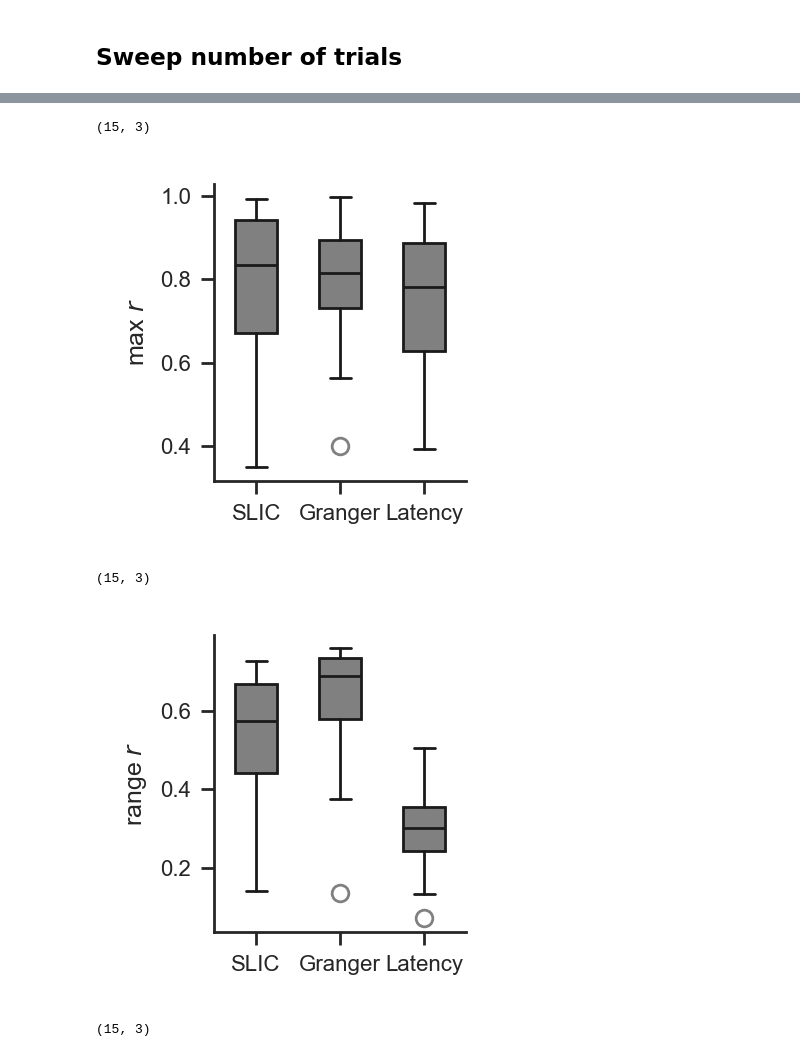
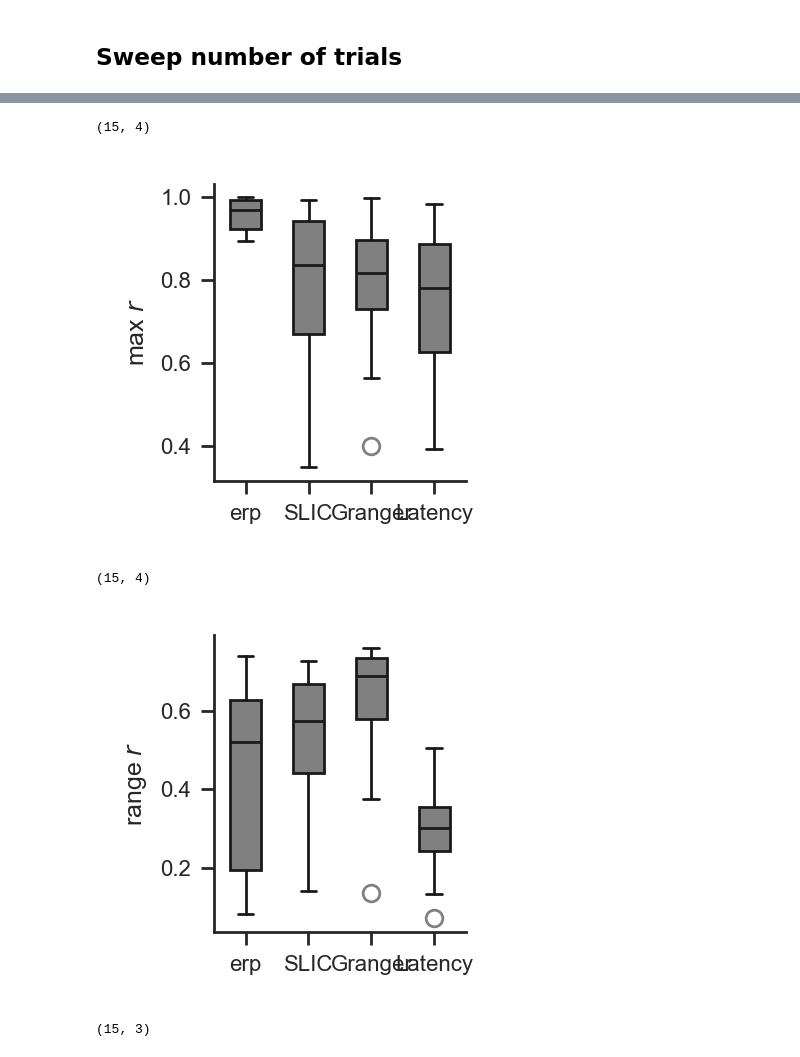
Before and after one commit to leoscholl/ecog_opto_connectivity, a Jupyter notebook: 4_longitude.ipynb, the cells around one changed output, grey strips where cells are left out. Drawn from its saved outputs; the diff is of its cells as text; code cells hidden in the pictures.

```diff
--- a/4_longitude.ipynb
+++ b/4_longitude.ipynb
@@ -831,2 +841,5 @@ for idx in range(len(erp_maps)):
+# %%
+max_size = 700
+trial_sizes = list(range(25,max_size,25)) # list(range(1,1501,50))
 # %%
 # Plot all together
@@ -859,0 +872,37 @@ aopy.visualization.savefig(fig_dir, filename)
+# %%
+df = None
+for level in np.arange(0,1.01,0.01):
+    near_max_erp = []
+    max_erp = []
+    rng_erp = []
+    for idx in range(len(mean_similarity_erp)):
+        max_erp.append(np.nanmax(mean_similarity_erp[idx]))
+        thr_erp = np.nanmax(mean_similarity_erp[idx]) * level
+        idx_erp = np.where(mean_similarity_erp[idx] >= thr_erp)[0][0]
+        df = pd.concat([df, pd.DataFrame({
+            'level': level,
+            'trials': trial_sizes[idx_erp]
+        }, index=[0])])
+df.reset_index(inplace=True)
+df_mean = df.groupby('level')['trials'].mean().reset_index()
+
+plt.figure(figsize=(1.5,1.75))
+sns.lineplot(data=df_mean, x='trials', y='level', color='k')
+plt.xlabel(f'trials included')
+plt.ylabel('normalized corr.')
+plt.ylim(0,1)
+sns.despine()
+plt.title('trials')
+
+plt.axvline(350, color=color_monkey_1)
+plt.axvline(600, color=color_monkey_2)
+
+level = 0.9
+df75 = df.loc[df['level'] == level, 'trials']
+print(f'{df75.mean():.1f} ± {df75.std():.1f} trials ({len(df75)} series)')
+
+plt.vlines(df75.mean(), 0, level, color='gray', linestyle='--')
+plt.hlines(level, 0, df75.mean(), color='gray', linestyle='--')
+
+filename = f'trial_sizes_sweep.svg'
+aopy.visualization.savefig(fig_dir, filename)
@@ -860,27 +912,27 @@ aopy.visualization.savefig(fig_dir, filename)
 # %%
 # Plot max
 plt.figure(figsize=(2,2), dpi=200)
-data = np.array([max_slic, max_gc, max_accllr]).T
+data = np.array([max_erp, max_slic, max_gc, max_accllr]).T
 print(np.shape(data))
-aopy.visualization.plot_boxplots(data, ['SLIC', 'Granger', 'Latency'], trendline=False)
+aopy.visualization.plot_boxplots(data, ['erp', 'SLIC', 'Granger', 'Latency'], trendline=False)
 plt.ylabel(f'max $r$ ')
 sns.despine()
 plt.tight_layout()
 # %% [output]
-(15, 3)
+(15, 4)
-[figure, old version]
+[figure, new version]
 # %%
 # Plot range
 plt.figure(figsize=(2,2), dpi=200)
-data = np.array([rng_slic, rng_gc, rng_accllr]).T
+data = np.array([rng_erp, rng_slic, rng_gc, rng_accllr]).T
 print(np.shape(data))
-aopy.visualization.plot_boxplots(data, ['SLIC', 'Granger', 'Latency'], trendline=False)
+aopy.visualization.plot_boxplots(data, ['erp', 'SLIC', 'Granger', 'Latency'], trendline=False)
 plt.ylabel(f'range $r$ ')
 sns.despine()
 plt.tight_layout()
 # %% [output]
-(15, 3)
+(15, 4)
-[figure, old version]
+[figure, new version]
 # %%
 # Plot all together
 plt.figure(figsize=(6,1.75), dpi=200)
```
Also changed, not shown: parts of 6 cells of this notebook, 46 other files.
